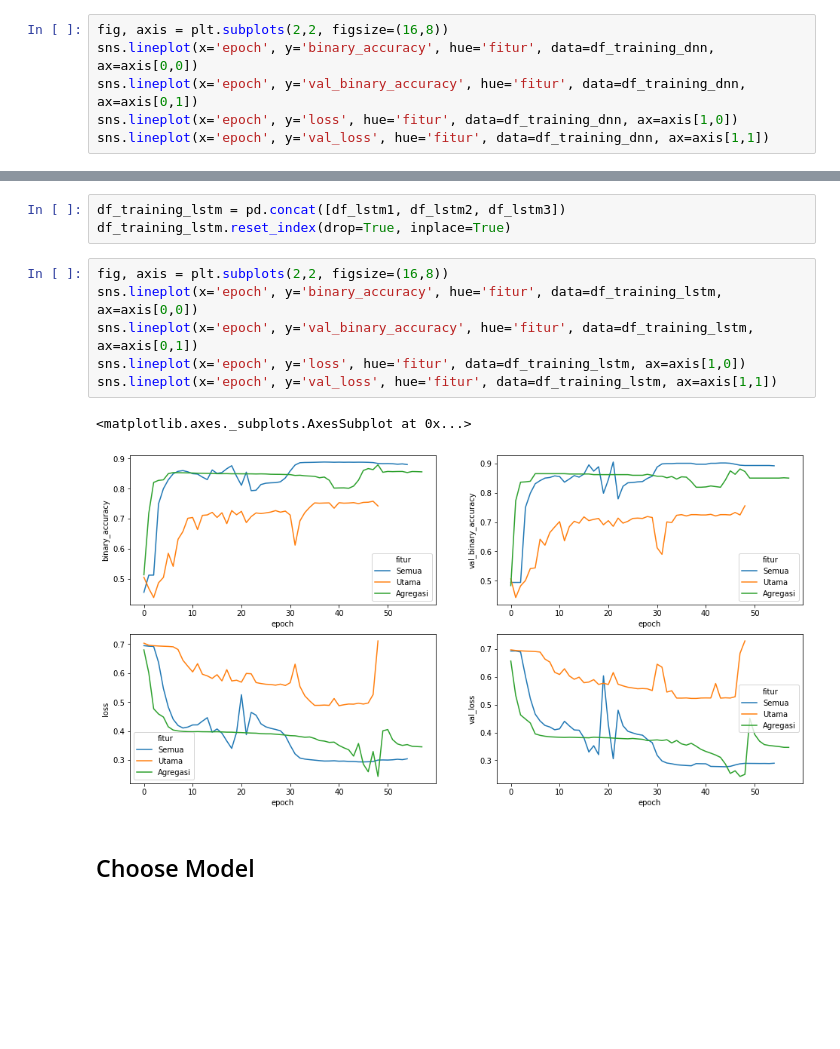
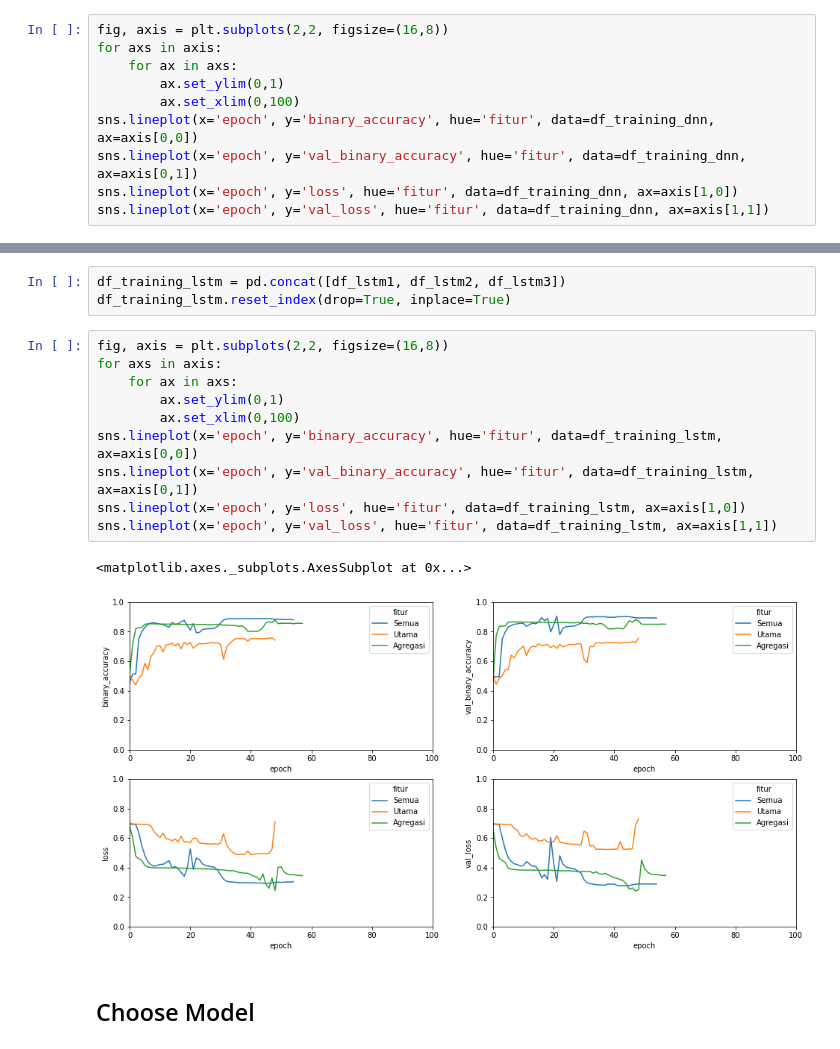
Before and after one commit to Arkoes07/skripsi-machine-learning, a Jupyter notebook: model_evaluation.ipynb, the cells around one changed output, grey strips where cells are left out. Saved outputs shown, nothing was run; the diff lists cells and outputs as text; blank space fills up the shorter version.

Commit message:
change visualization in model testing

```diff
--- a/model_evaluation.ipynb
+++ b/model_evaluation.ipynb
@@ -33,6 +33,10 @@ df_training_dnn = pd.concat([df_dnn1, df_dnn2, df_dnn3])
 df_training_dnn.reset_index(drop=True, inplace=True)
 # %%
 fig, axis = plt.subplots(2,2, figsize=(16,8))
+for axs in axis:
+    for ax in axs:
+        ax.set_ylim(0,1)
+        ax.set_xlim(0,100)
 sns.lineplot(x='epoch', y='binary_accuracy', hue='fitur', data=df_training_dnn, ax=axis[0,0])
 sns.lineplot(x='epoch', y='val_binary_accuracy', hue='fitur', data=df_training_dnn, ax=axis[0,1])
 sns.lineplot(x='epoch', y='loss', hue='fitur', data=df_training_dnn, ax=axis[1,0])
@@ -54,13 +58,17 @@ df_training_lstm = pd.concat([df_lstm1, df_lstm2, df_lstm3])
 df_training_lstm.reset_index(drop=True, inplace=True)
 # %%
 fig, axis = plt.subplots(2,2, figsize=(16,8))
+for axs in axis:
+    for ax in axs:
+        ax.set_ylim(0,1)
+        ax.set_xlim(0,100)
 sns.lineplot(x='epoch', y='binary_accuracy', hue='fitur', data=df_training_lstm, ax=axis[0,0])
 sns.lineplot(x='epoch', y='val_binary_accuracy', hue='fitur', data=df_training_lstm, ax=axis[0,1])
 sns.lineplot(x='epoch', y='loss', hue='fitur', data=df_training_lstm, ax=axis[1,0])
 sns.lineplot(x='epoch', y='val_loss', hue='fitur', data=df_training_lstm, ax=axis[1,1])
 # %% [output]
 <matplotlib.axes._subplots.AxesSubplot at 0x...>
-[figure, old version]
+[figure, new version]
 # %% [markdown]
 ## Choose Model
 # %%
```
Also changed, not shown: parts of 2 cells of this notebook.
